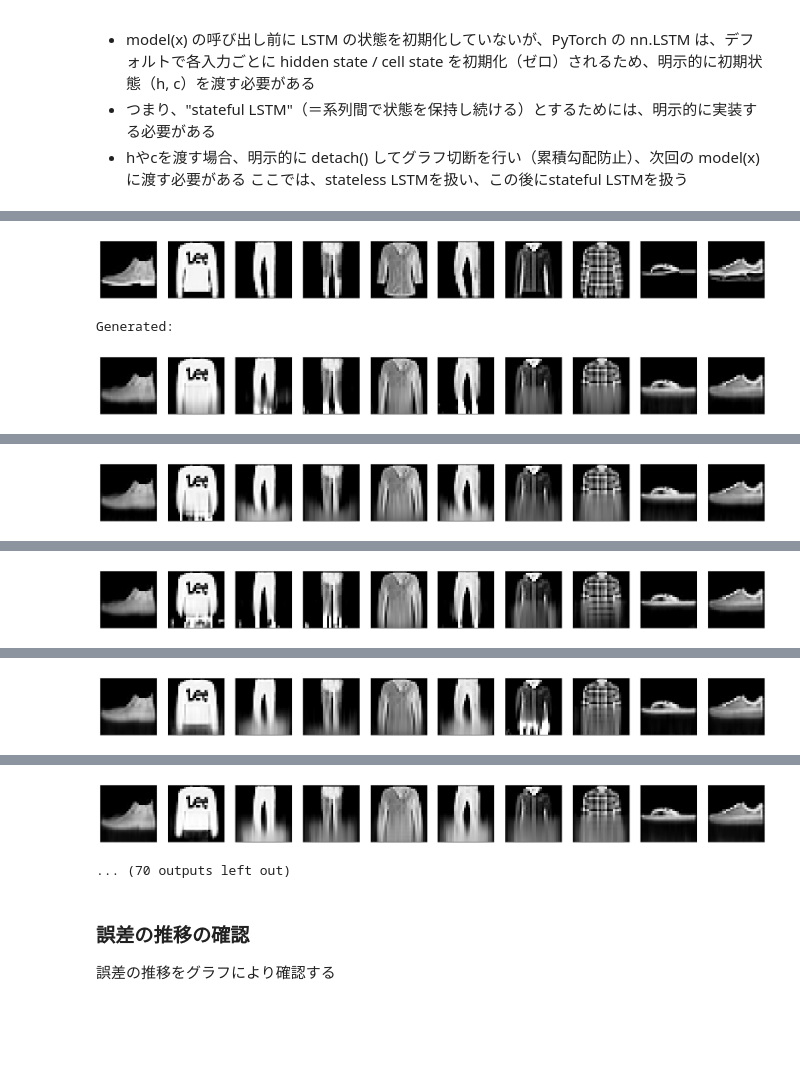
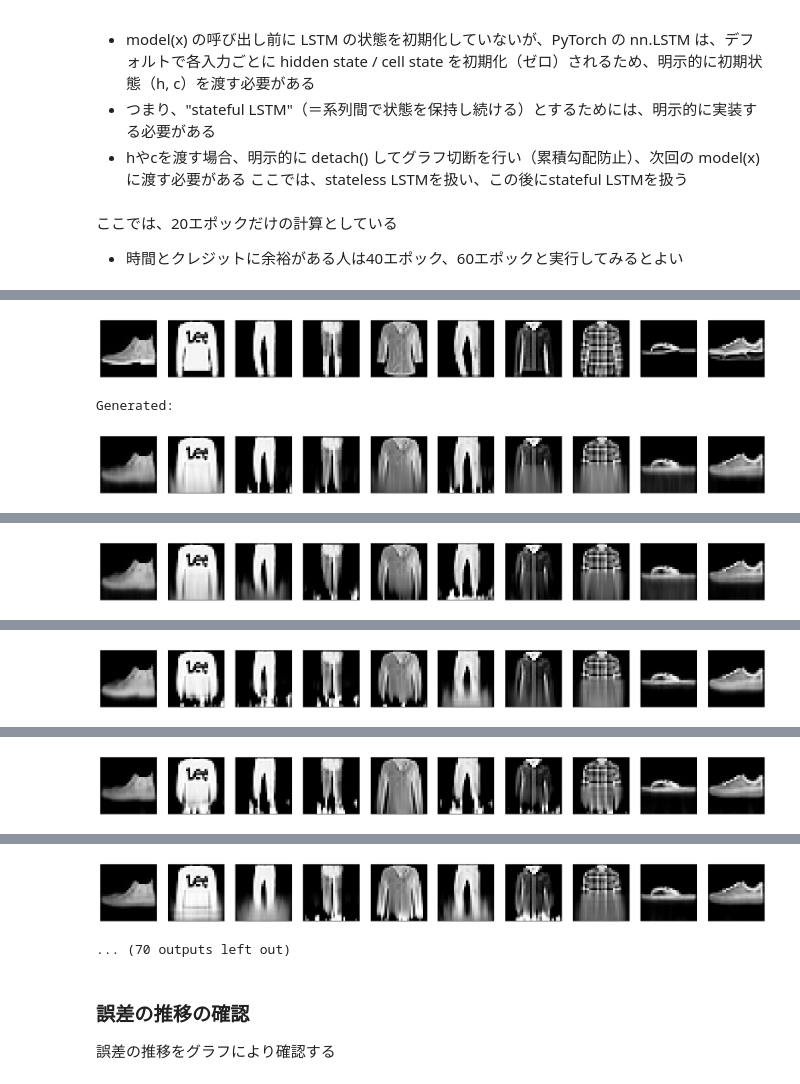
Before and after one commit to takasuzuki072-sketch/lec-mlsys, a Jupyter notebook: mlsys-text-A-RNN.ipynb, the cells around one changed output, grey strips where cells are left out. Drawn from its saved outputs; the diff is of its cells as text; code cells hidden in the pictures; blank space fills up the shorter version.

```diff
--- a/mlsys-text-A-RNN.ipynb
+++ b/mlsys-text-A-RNN.ipynb
@@ -719,8 +703,11 @@ sateful LSTMでは、
 - つまり、"stateful LSTM"（＝系列間で状態を保持し続ける）とするためには、明示的に実装する必要がある
 - hやcを渡す場合、明示的に detach() してグラフ切断を行い（累積勾配防止）、次回の model(x) に渡す必要がある
 ここでは、stateless LSTMを扱い、この後にstateful LSTMを扱う
+# %% [markdown]
+ここでは、20エポックだけの計算としている
+- 時間とクレジットに余裕がある人は40エポック、60エポックと実行してみるとよい
 # %%
-num_epoch = 40
+num_epoch = 20
 from torch import optim
 loss_fnc = nn.MSELoss()
 # 最適化アルゴリズム
@@ -749,4 +736,4 @@ Epoch: 1 / 40  Loss_Train: 0.016833320497029278
 Original:
 [figure]
 Generated:
-[figure, old version]
+[figure, new version]
@@ -754,2 +741,2 @@ Epoch: 2 / 40  Loss_Train: 0.013103354017986868
 Generated:
-[figure, old version]
+[figure, new version]
@@ -757,2 +744,2 @@ Epoch: 3 / 40  Loss_Train: 0.012025652313881665
 Generated:
-[figure, old version]
+[figure, new version]
@@ -760,2 +747,2 @@ Epoch: 4 / 40  Loss_Train: 0.011404951260333338
 Generated:
-[figure, old version]
+[figure, new version]
@@ -763,5 +750,5 @@ Epoch: 5 / 40  Loss_Train: 0.010966978069002034
 Generated:
-[figure, old version]
+[figure, new version]
 ... (70 outputs left out)
 # %% [markdown]
 ### 誤差の推移の確認
```
Also changed, not shown: parts of 30 cells of this notebook.
